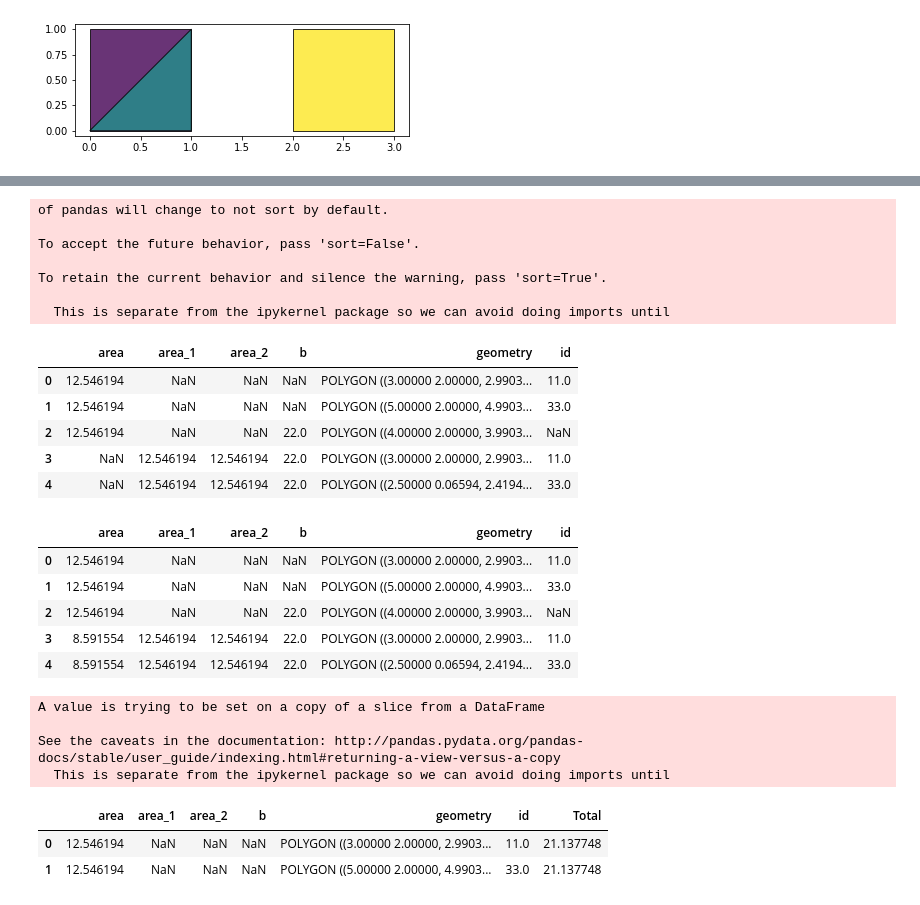
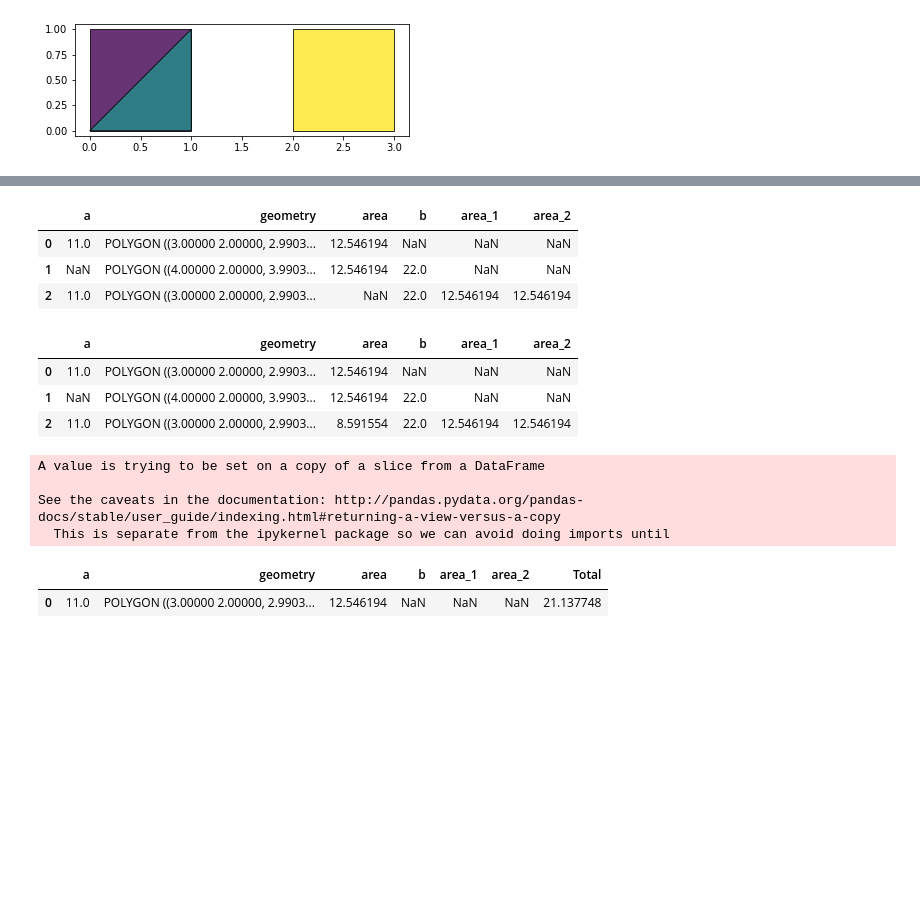
Before and after one commit to JackMcKew/jackmckew.dev, a Jupyter notebook: content/2020/intro-to-geopandas/intro-to-geopandas.ipynb, the cells around one changed output, grey strips where cells are left out. Cells and saved outputs as stored; diff of their text form; code cells hidden in the pictures; blank space fills up the shorter version.

Commit message:
Update intersection calcs

```diff
--- a/content/2020/intro-to-geopandas/intro-to-geopandas.ipynb
+++ b/content/2020/intro-to-geopandas/intro-to-geopandas.ipynb
@@ -29,11 +29,13 @@ plt = gdf.plot(cmap='viridis',edgecolor='black',alpha=0.8)
 # %%
 p1 = Point((1,2)).buffer(2)
 p2 = Point((2,2)).buffer(2)
-p3 = Point((3,2)).buffer(2)
-df_1 = pandas.DataFrame({'id': [11,33]})
+
+df_1 = pandas.DataFrame({'a': [11]})
 df_2 = pandas.DataFrame({'b' : [22]})
-gdf_1 = geopandas.GeoDataFrame(df_1, geometry = [p1,p3])
+
+gdf_1 = geopandas.GeoDataFrame(df_1, geometry = [p1])
 gdf_2 = geopandas.GeoDataFrame(df_2, geometry = [p2])
+
 gdf_1['area'] = gdf_1.geometry.apply(lambda x: x.area)
 gdf_2['area'] = gdf_2.geometry.apply(lambda x: x.area)
 
@@ -45,42 +47,30 @@ gdf_2.plot(ax=ax,color='yellow',edgecolor='k',alpha=0.5)
 # %%
-overlay = geopandas.overlay(gdf_1,gdf_2)
+overlay = geopandas.overlay(gdf_1,gdf_2,how='intersection')
 
-total_gdf = geopandas.GeoDataFrame(pandas.concat([gdf_1,gdf_2,overlay],ignore_index=True))
+total_gdf = geopandas.GeoDataFrame(pandas.concat([gdf_1,gdf_2,overlay],ignore_index=True,sort=False))
 display(total_gdf)
 # %% [output]
-of pandas will change to not sort by default.
-
-To accept the future behavior, pass 'sort=False'.
-
-To retain the current behavior and silence the warning, pass 'sort=True'.
-
-  This is separate from the ipykernel package so we can avoid doing imports until
-|  | area | area_1 | area_2 | b | geometry | id |
-| 0 | 12.546194 | NaN | NaN | NaN | POLYGON ((3.00000 2.00000, 2.9903... | 11.0 |
-| 1 | 12.546194 | NaN | NaN | NaN | POLYGON ((5.00000 2.00000, 4.9903... | 33.0 |
-| 2 | 12.546194 | NaN | NaN | 22.0 | POLYGON ((4.00000 2.00000, 3.9903... | NaN |
-| 3 | NaN | 12.546194 | 12.546194 | 22.0 | POLYGON ((3.00000 2.00000, 2.9903... | 11.0 |
-| 4 | NaN | 12.546194 | 12.546194 | 22.0 | POLYGON ((2.50000 0.06594, 2.4194... | 33.0 |
+|  | a | geometry | area | b | area_1 | area_2 |
+| 0 | 11.0 | POLYGON ((3.00000 2.00000, 2.9903... | 12.546194 | NaN | NaN | NaN |
+| 1 | NaN | POLYGON ((4.00000 2.00000, 3.9903... | 12.546194 | 22.0 | NaN | NaN |
+| 2 | 11.0 | POLYGON ((3.00000 2.00000, 2.9903... | NaN | 22.0 | 12.546194 | 12.546194 |
 # %%
 total_gdf['area'] = total_gdf.geometry.apply(lambda x: x.area)
 display(total_gdf)
 # %% [output]
-|  | area | area_1 | area_2 | b | geometry | id |
-| 0 | 12.546194 | NaN | NaN | NaN | POLYGON ((3.00000 2.00000, 2.9903... | 11.0 |
-| 1 | 12.546194 | NaN | NaN | NaN | POLYGON ((5.00000 2.00000, 4.9903... | 33.0 |
-| 2 | 12.546194 | NaN | NaN | 22.0 | POLYGON ((4.00000 2.00000, 3.9903... | NaN |
-| 3 | 8.591554 | 12.546194 | 12.546194 | 22.0 | POLYGON ((3.00000 2.00000, 2.9903... | 11.0 |
-| 4 | 8.591554 | 12.546194 | 12.546194 | 22.0 | POLYGON ((2.50000 0.06594, 2.4194... | 33.0 |
+|  | a | geometry | area | b | area_1 | area_2 |
+| 0 | 11.0 | POLYGON ((3.00000 2.00000, 2.9903... | 12.546194 | NaN | NaN | NaN |
+| 1 | NaN | POLYGON ((4.00000 2.00000, 3.9903... | 12.546194 | 22.0 | NaN | NaN |
+| 2 | 11.0 | POLYGON ((3.00000 2.00000, 2.9903... | 8.591554 | 22.0 | 12.546194 | 12.546194 |
 # %%
-total_gdf['Total'] = total_gdf.groupby(['id'])['area'].transform('sum')
-new_gdf = total_gdf.drop_duplicates(subset=['id'])
-new_gdf.dropna(subset=['id'],inplace=True)
+total_gdf['Total'] = total_gdf.groupby(['a'])['area'].transform('sum')
+new_gdf = total_gdf.drop_duplicates(subset=['a'])
+new_gdf.dropna(subset=['a'],inplace=True)
 display(new_gdf)
 # %% [output]
 A value is trying to be set on a copy of a slice from a DataFrame
 
 See the caveats in the documentation: http://pandas.pydata.org/pandas-docs/stable/user_guide/indexing.html#returning-a-view-versus-a-copy
   This is separate from the ipykernel package so we can avoid doing imports until
-|  | area | area_1 | area_2 | b | geometry | id | Total |
-| 0 | 12.546194 | NaN | NaN | NaN | POLYGON ((3.00000 2.00000, 2.9903... | 11.0 | 21.137748 |
-| 1 | 12.546194 | NaN | NaN | NaN | POLYGON ((5.00000 2.00000, 4.9903... | 33.0 | 21.137748 |
+|  | a | geometry | area | b | area_1 | area_2 | Total |
+| 0 | 11.0 | POLYGON ((3.00000 2.00000, 2.9903... | 12.546194 | NaN | NaN | NaN | 21.137748 |
```
Also changed, not shown: parts of 5 cells of this notebook.
